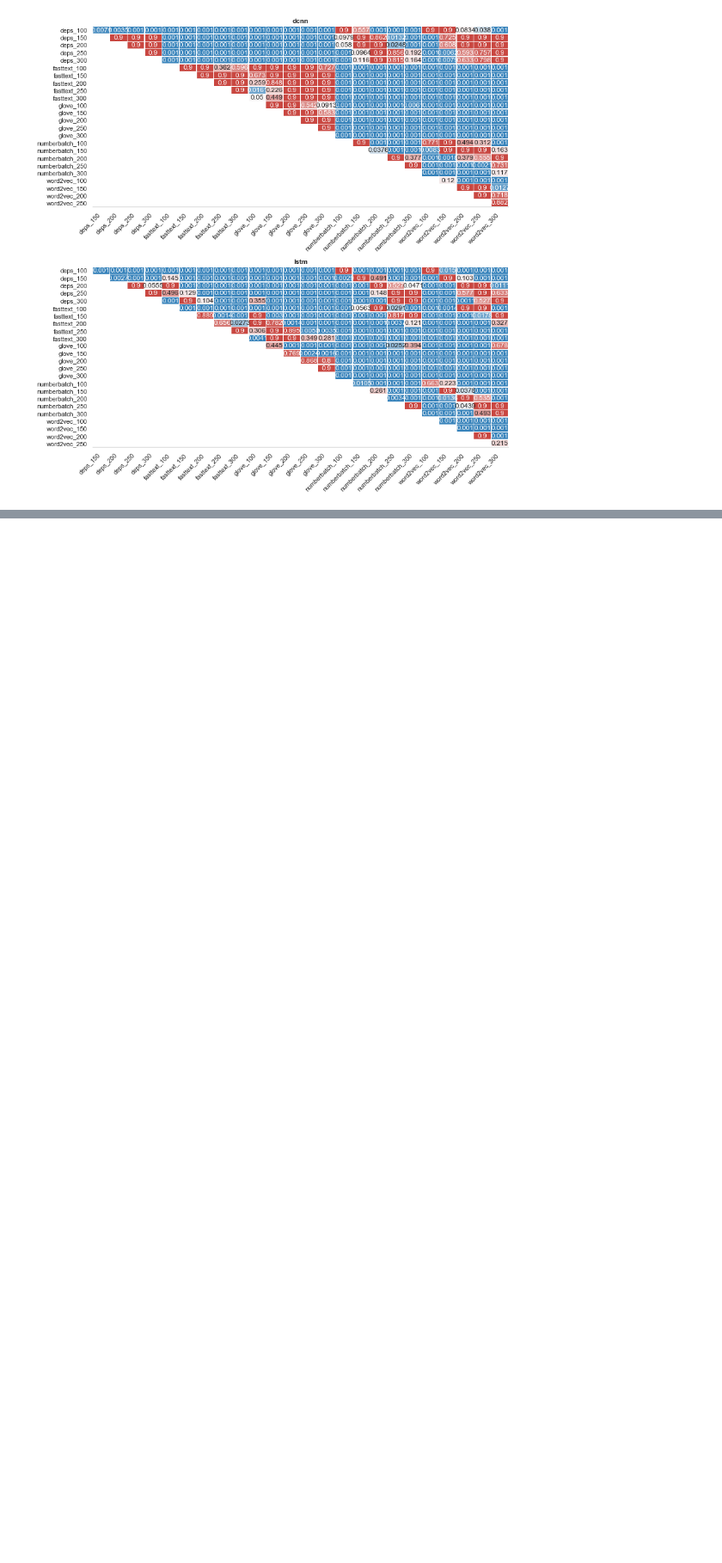
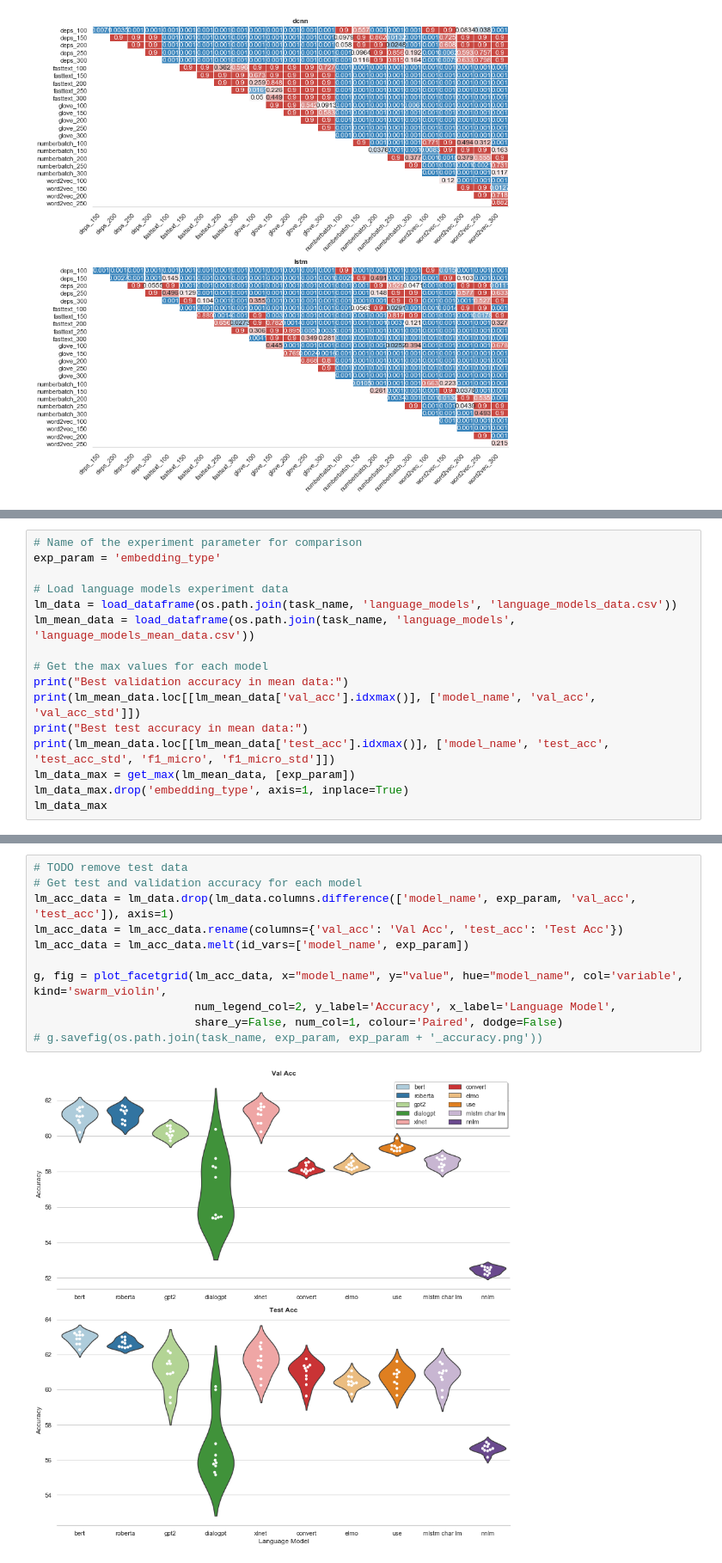
Before and after one commit to NathanDuran/Sentence-Encoding-for-DA-Classification, a Jupyter notebook: data_processing/maptask_results.ipynb, the cells around one changed output, grey strips where cells are left out. Shown at 86% size. Drawn from its saved outputs; the diff is of its cells as text; blank space fills up the shorter version.

```diff
--- a/data_processing/maptask_results.ipynb
+++ b/data_processing/maptask_results.ipynb
@@ -483,0 +521,16 @@ g, fig = plot_facetgrid(tukey_frame, x='group1', y='group2', hue='p-value', col=
+# %%
+# Name of the experiment parameter for comparison
+exp_param = 'embedding_type'
+
+# Load language models experiment data
+lm_data = load_dataframe(os.path.join(task_name, 'language_models', 'language_models_data.csv'))
+lm_mean_data = load_dataframe(os.path.join(task_name, 'language_models', 'language_models_mean_data.csv'))
+
+# Get the max values for each model
+print("Best validation accuracy in mean data:")
+print(lm_mean_data.loc[[lm_mean_data['val_acc'].idxmax()], ['model_name', 'val_acc', 'val_acc_std']])
+print("Best test accuracy in mean data:")
+print(lm_mean_data.loc[[lm_mean_data['test_acc'].idxmax()], ['model_name', 'test_acc', 'test_acc_std', 'f1_micro', 'f1_micro_std']])
+lm_data_max = get_max(lm_mean_data, [exp_param])
+lm_data_max.drop('embedding_type', axis=1, inplace=True)
+lm_data_max
@@ -483,0 +557,13 @@ g, fig = plot_facetgrid(tukey_frame, x='group1', y='group2', hue='p-value', col=
+# %%
+# TODO remove test data
+# Get test and validation accuracy for each model
+lm_acc_data = lm_data.drop(lm_data.columns.difference(['model_name', exp_param, 'val_acc', 'test_acc']), axis=1)
+lm_acc_data = lm_acc_data.rename(columns={'val_acc': 'Val Acc', 'test_acc': 'Test Acc'})
+lm_acc_data = lm_acc_data.melt(id_vars=['model_name', exp_param])
+
+g, fig = plot_facetgrid(lm_acc_data, x="model_name", y="value", hue="model_name", col='variable', kind='swarm_violin',
+                        num_legend_col=2, y_label='Accuracy', x_label='Language Model',
+                        share_y=False, num_col=1, colour='Paired', dodge=False)
+# g.savefig(os.path.join(task_name, exp_param, exp_param + '_accuracy.png'))
+# %% [output]
+[figure, added]
```
Also changed, not shown: parts of 7 cells of this notebook, 8 other files.
